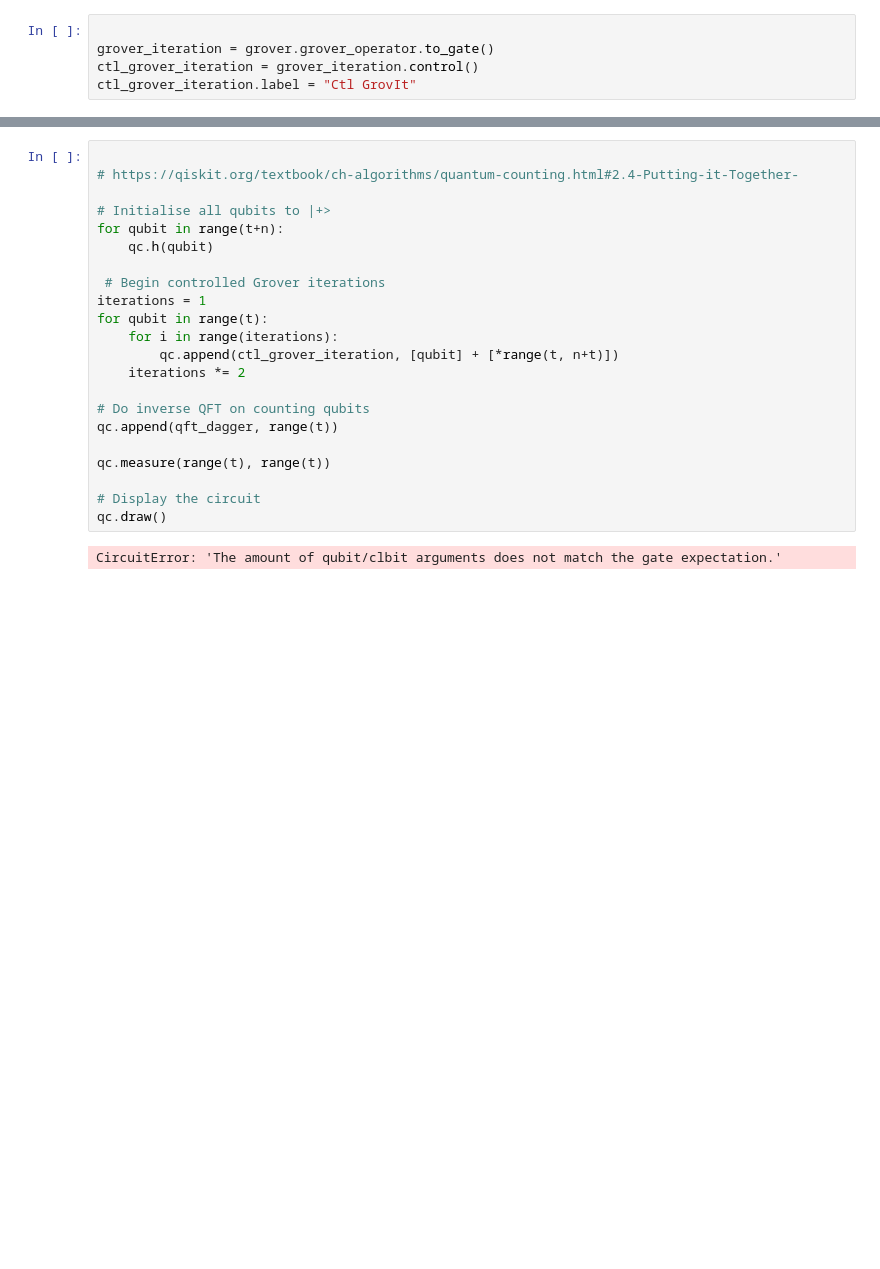
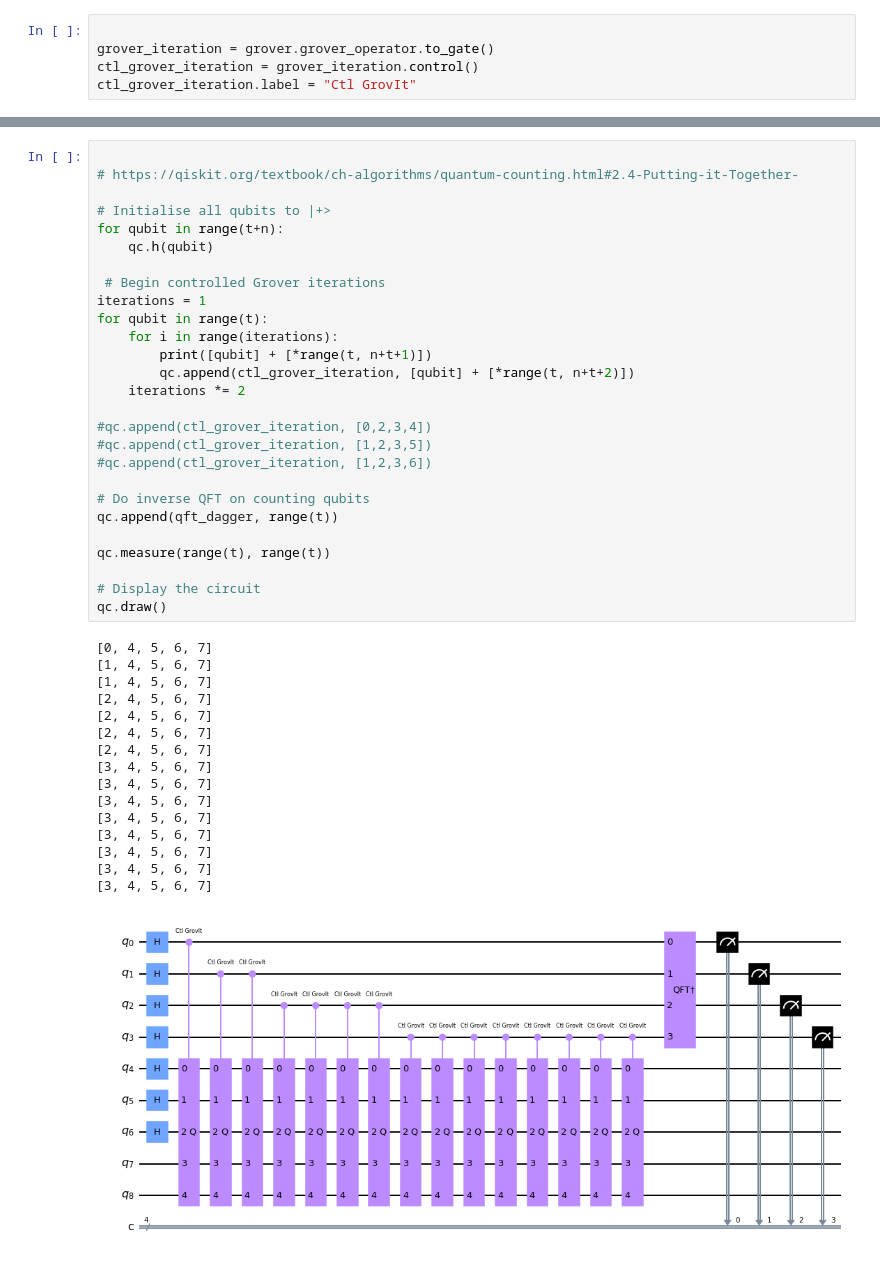
Before and after one commit to ix-stefstet/qaif, a Jupyter notebook: src/jupyter/Quantum Counting with Grover-Truthtable.ipynb, the cells around one changed output, grey strips where cells are left out. Cells and saved outputs as stored; diff of their text form; blank space fills up the shorter version.

```diff
--- a/src/jupyter/Quantum Counting with Grover-Truthtable.ipynb
+++ b/src/jupyter/Quantum Counting with Grover-Truthtable.ipynb
@@ -65,24 +72,44 @@ qft_dagger.label = "QFT†"
 # %%
 
 # https://qiskit.org/textbook/ch-algorithms/quantum-counting.html#2.4-Putting-it-Together-
 
 # Initialise all qubits to |+>
 for qubit in range(t+n):
     qc.h(qubit)
 
  # Begin controlled Grover iterations
 iterations = 1
 for qubit in range(t):
     for i in range(iterations):
-        qc.append(ctl_grover_iteration, [qubit] + [*range(t, n+t)])
+        print([qubit] + [*range(t, n+t+1)])
+        qc.append(ctl_grover_iteration, [qubit] + [*range(t, n+t+2)])
     iterations *= 2
+
+#qc.append(ctl_grover_iteration, [0,2,3,4])
+#qc.append(ctl_grover_iteration, [1,2,3,5])
+#qc.append(ctl_grover_iteration, [1,2,3,6])
 
 # Do inverse QFT on counting qubits
 qc.append(qft_dagger, range(t))
 
 qc.measure(range(t), range(t))
 
 # Display the circuit
 qc.draw()
 # %% [output]
-CircuitError: 'The amount of qubit/clbit arguments does not match the gate expectation.'
+[0, 4, 5, 6, 7]
+[1, 4, 5, 6, 7]
+[1, 4, 5, 6, 7]
+[2, 4, 5, 6, 7]
+[2, 4, 5, 6, 7]
+[2, 4, 5, 6, 7]
+[2, 4, 5, 6, 7]
+[3, 4, 5, 6, 7]
+[3, 4, 5, 6, 7]
+[3, 4, 5, 6, 7]
+[3, 4, 5, 6, 7]
+[3, 4, 5, 6, 7]
+[3, 4, 5, 6, 7]
+[3, 4, 5, 6, 7]
+[3, 4, 5, 6, 7]
+[figure, added]
```
Also changed, not shown: parts of 6 cells of this notebook, 3 other files.
